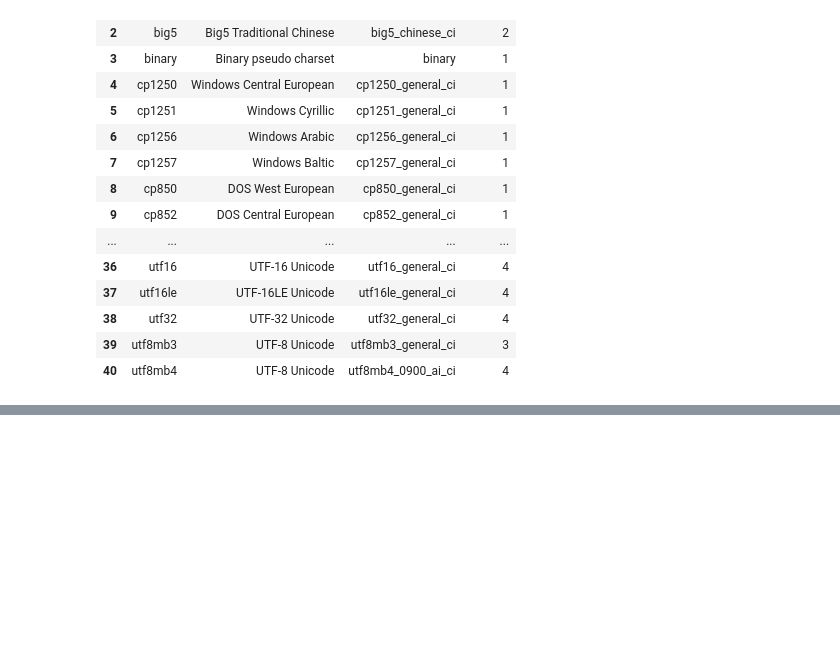
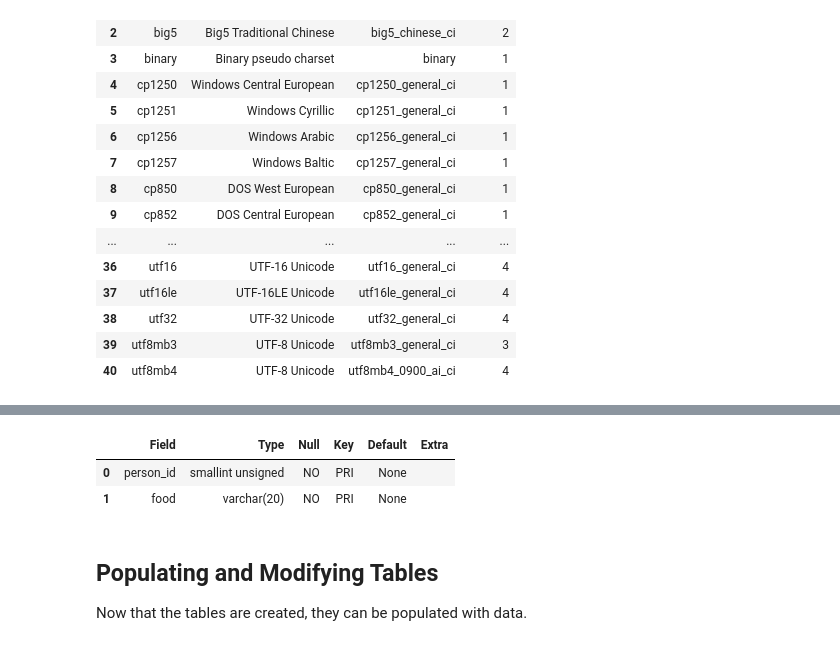
Before and after one commit to preimitz/LearningSQL, a Jupyter notebook: notebooks/02_Creating_and_Populating_a_Database.ipynb, the cells around one changed output, grey strips where cells are left out. Saved outputs shown, nothing was run; the diff lists cells and outputs as text; code cells hidden in the pictures; blank space fills up the shorter version.

```diff
--- a/notebooks/02_Creating_and_Populating_a_Database.ipynb
+++ b/notebooks/02_Creating_and_Populating_a_Database.ipynb
@@ -285,0 +442,11 @@ Now you can ask yourself in which way you would implement the above given exampl
+# %%
+df = pd.read_sql("DESCRIBE favorite_food;", engine)
+df
+# %% [output]
+|  | Field | Type | Null | Key | Default | Extra |
+| 0 | person_id | smallint unsigned | NO | PRI | None |  |
+| 1 | food | varchar(20) | NO | PRI | None |  |
+# %% [markdown]
+## Populating and Modifying Tables
+
+Now that the tables are created, they can be populated with data.
```
Also changed, not shown: parts of 11 cells of this notebook.
